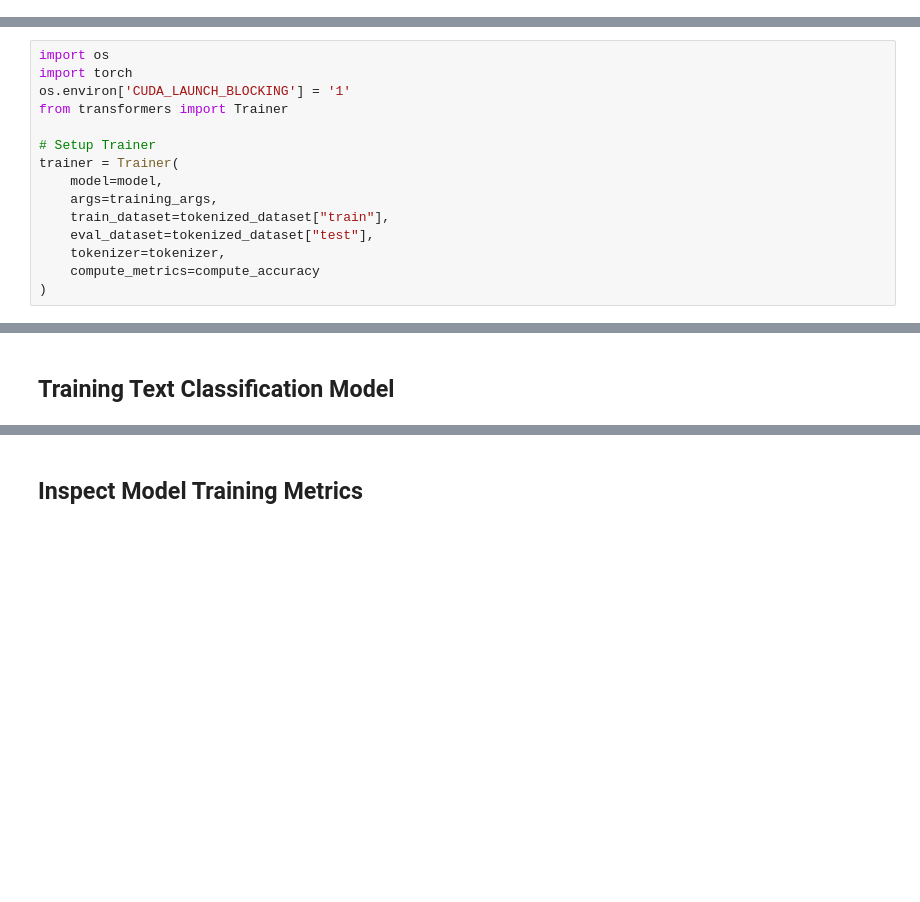
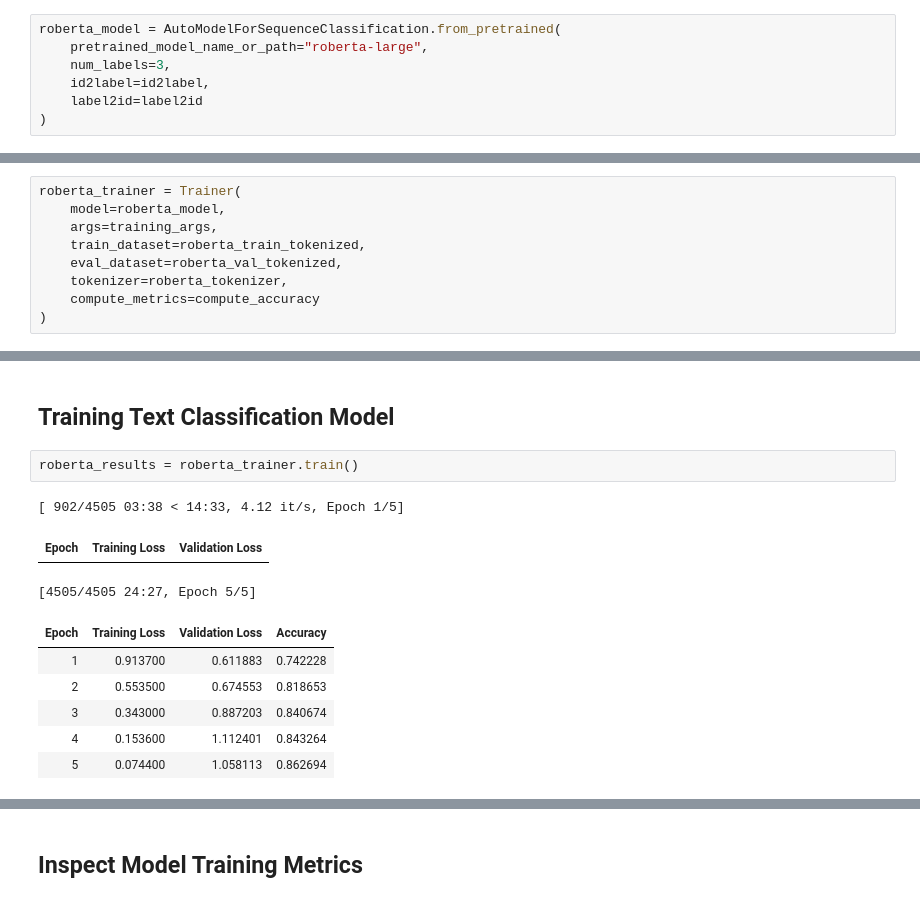
Before and after one commit to broooklynp/reading-level-classification, a Jupyter notebook: notebook.ipynb, the cells around one changed output, grey strips where cells are left out. Drawn from its saved outputs; the diff is of its cells as text; blank space fills up the shorter version.

```diff
--- a/notebook.ipynb
+++ b/notebook.ipynb
@@ -246,0 +238,7 @@ tokenized_dataset = tokenized_dataset.remove_columns(
+# %%
+roberta_model = AutoModelForSequenceClassification.from_pretrained(
+    pretrained_model_name_or_path="roberta-large",
+    num_labels=3,
+    id2label=id2label,
+    label2id=label2id
+)
@@ -320,15 +360,9 @@ training_args = TrainingArguments(
 # %%
-import os
-import torch
-os.environ['CUDA_LAUNCH_BLOCKING'] = '1'
-from transformers import Trainer
-
-# Setup Trainer
-trainer = Trainer(
-    model=model,
+roberta_trainer = Trainer(
+    model=roberta_model,
     args=training_args,
-    train_dataset=tokenized_dataset["train"],
-    eval_dataset=tokenized_dataset["test"],
-    tokenizer=tokenizer,
+    train_dataset=roberta_train_tokenized,
+    eval_dataset=roberta_val_tokenized,
+    tokenizer=roberta_tokenizer,
     compute_metrics=compute_accuracy
 )
@@ -335,2 +396,14 @@ trainer = Trainer(
 # %% [markdown]
 ## Training Text Classification Model
+# %%
+roberta_results = roberta_trainer.train()
+# %% [output]
+[ 902/4505 03:38 < 14:33, 4.12 it/s, Epoch 1/5]
+| Epoch | Training Loss | Validation Loss |
+[4505/4505 24:27, Epoch 5/5]
+| Epoch | Training Loss | Validation Loss | Accuracy |
+| 1 | 0.913700 | 0.611883 | 0.742228 |
+| 2 | 0.553500 | 0.674553 | 0.818653 |
+| 3 | 0.343000 | 0.887203 | 0.840674 |
+| 4 | 0.153600 | 1.112401 | 0.843264 |
+| 5 | 0.074400 | 1.058113 | 0.862694 |
```
Also changed, not shown: parts of 73 cells of this notebook, 1 other file.
